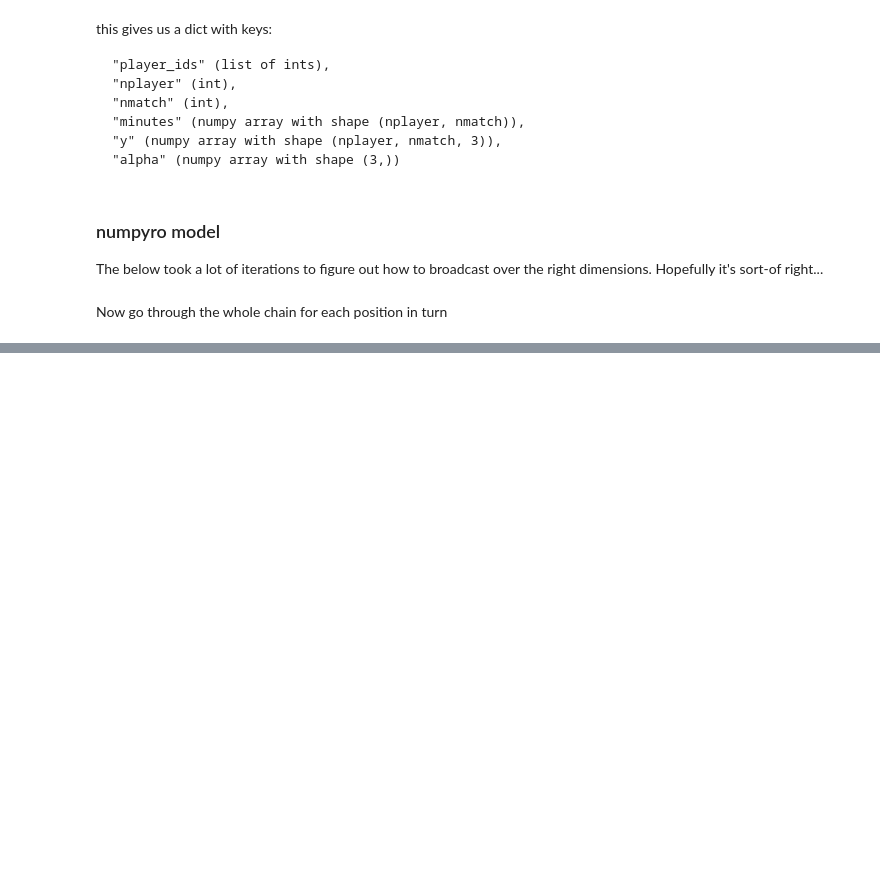
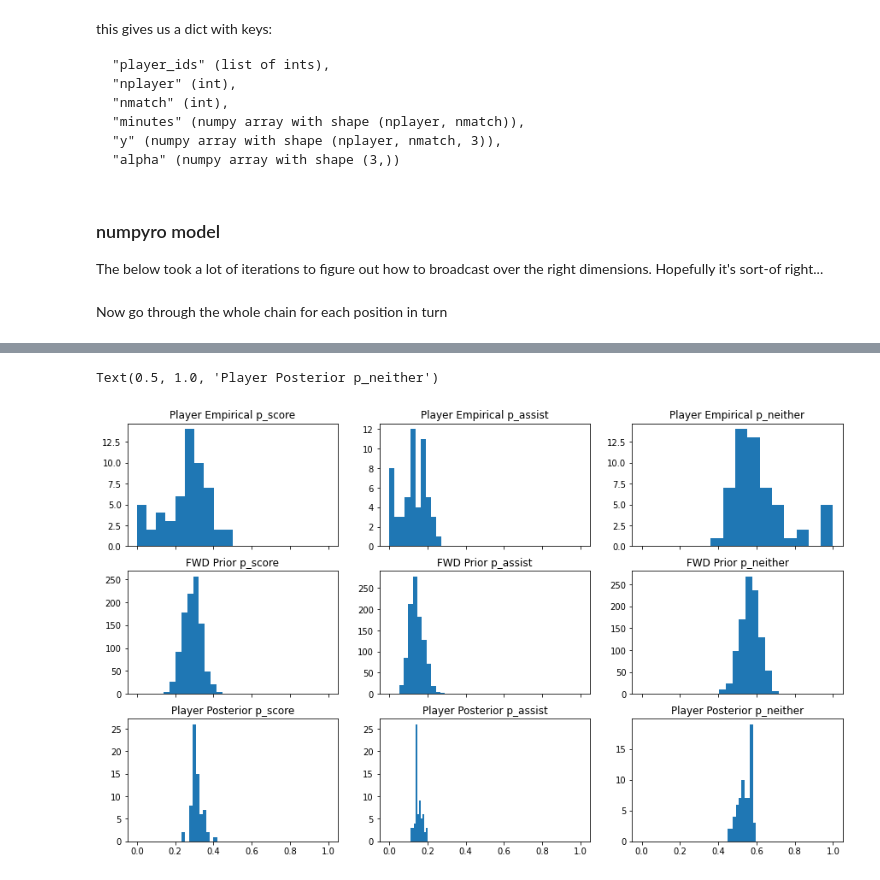
Before and after one commit to alan-turing-institute/AIrsenal, a Jupyter notebook: notebooks/numpyro_player_model.ipynb, the cells around one changed output, grey strips where cells are left out. Drawn from its saved outputs; the diff is of its cells as text; code cells hidden in the pictures; blank space fills up the shorter version.

```diff
--- a/notebooks/numpyro_player_model.ipynb
+++ b/notebooks/numpyro_player_model.ipynb
@@ -219,0 +361,25 @@ df_mid.sort_values(by='prob_score', ascending=False).head(10)
+# %%
+fig, ax = plt.subplots(3, 3, figsize=(15, 9), sharex=True, sharey=False)
+ax[0, 0].hist(emp_fwd["emp_score"])
+ax[0, 0].set_title("Player Empirical p_score")
+ax[0, 1].hist(emp_fwd["emp_assist"])
+ax[0, 1].set_title("Player Empirical p_assist")
+ax[0, 2].hist(emp_fwd["emp_neither"])
+ax[0, 2].set_title("Player Empirical p_neither")
+
+ax[1, 0].hist(sample[:, 0])
+ax[1, 0].set_title("FWD Prior p_score")
+ax[1, 1].hist(sample[:, 1])
+ax[1, 1].set_title("FWD Prior p_assist")
+ax[1, 2].hist(sample[:, 2])
+ax[1, 2].set_title("FWD Prior p_neither")
+
+ax[2, 0].hist(df_fwd["prob_score"])
+ax[2, 0].set_title("Player Posterior p_score")
+ax[2, 1].hist(df_fwd["prob_assist"])
+ax[2, 1].set_title("Player Posterior p_assist")
+ax[2, 2].hist(df_fwd["prob_neither"])
+ax[2, 2].set_title("Player Posterior p_neither")
+# %% [output]
+Text(0.5, 1.0, 'Player Posterior p_neither')
+[figure, added]
```
Also changed, not shown: parts of 17 cells of this notebook.
